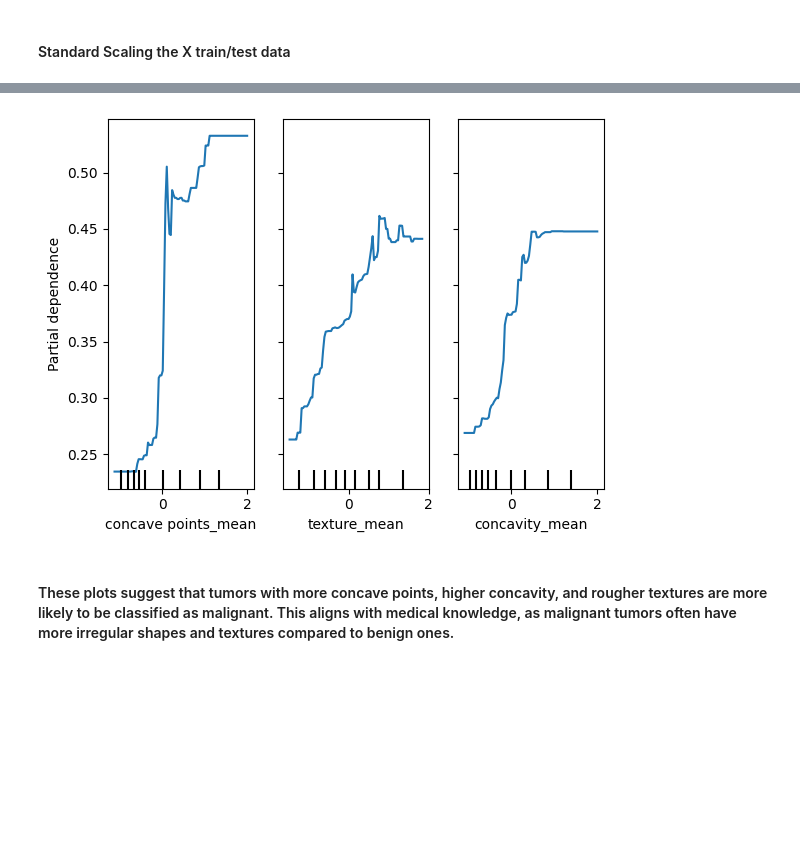
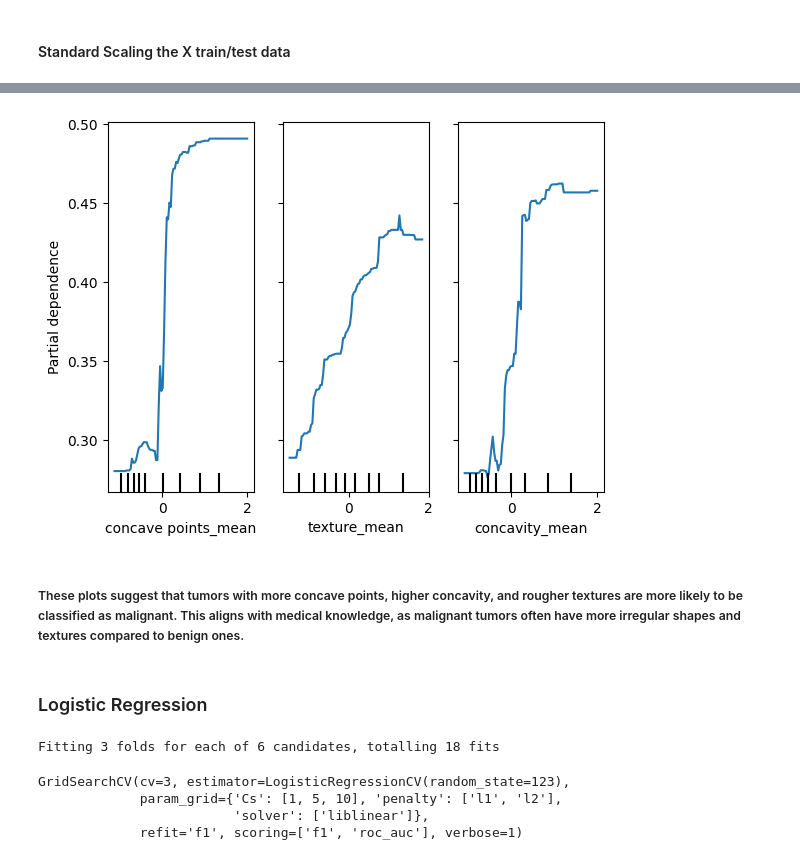
Before and after one commit to Citizen-XX/IBM-MachineLearningProfessionalCertificate, a Jupyter notebook: SupervisedMachineLearning_Classification/Module6/ClassificationProj_BreastCanc.ipynb, the cells around one changed output, grey strips where cells are left out. Saved outputs shown, nothing was run; the diff lists cells and outputs as text; code cells hidden in the pictures; blank space fills up the shorter version.

```diff
--- a/SupervisedMachineLearning_Classification/Module6/ClassificationProj_BreastCanc.ipynb
+++ b/SupervisedMachineLearning_Classification/Module6/ClassificationProj_BreastCanc.ipynb
@@ -224,3 +220,0 @@ RFClass = RandomForestClassifier(random_state = 123, max_depth=25,
-# %%
-RFClass = RFClass.fit(X_train_scaled_df, y_train.values.ravel())
-RFClass
@@ -229,0 +221,5 @@ RandomForestClassifier(max_depth=25, max_features=4, n_estimators=50,
+# %%
+param_dict = {"max_depth":[4,7,10],"max_features":[2,3,4],"n_estimators":[50,75,100]}
+# %%
+search = GridSearchCV(estimator=RFClass,param_grid=param_dict,cv=3,n_jobs=2,verbose=1,scoring=["f1","roc_auc"],refit="f1")
+search.fit(X_train_scaled_df,y_train.values.ravel())
@@ -229,0 +243,3 @@ RandomForestClassifier(max_depth=25, max_features=4, n_estimators=50,
+# %%
+RF_best = search.best_estimator_
+RF_best.get_params
@@ -248,13 +267,15 @@ visualize_feature_importance(feature_importances)
 # %%
 important_features = ['concave points_mean', 'texture_mean', 'concavity_mean']
 
 display = PartialDependenceDisplay.from_estimator(
-    estimator=RFClass,
+    estimator=RF_best,
     X=X_train_scaled_df,
     features=important_features,
     random_state=123
 )
 # %% [output]
-[figure, old version]
+[figure, new version]
 # %% [markdown]
-#### These plots suggest that tumors with more concave points, higher concavity, and rougher textures are more likely to be classified as malignant. This aligns with medical knowledge, as malignant tumors often have more irregular shapes and textures compared to benign ones.
+##### These plots suggest that tumors with more concave points, higher concavity, and rougher textures are more likely to be classified as malignant. This aligns with medical knowledge, as malignant tumors often have more irregular shapes and textures compared to benign ones.
+# %% [markdown]
+### Logistic Regression
@@ -260,0 +288,8 @@ display = PartialDependenceDisplay.from_estimator(
+# %%
+lr_search.fit(X_train_scaled_df,y_train.values.ravel())
+# %% [output]
+Fitting 3 folds for each of 6 candidates, totalling 18 fits
+GridSearchCV(cv=3, estimator=LogisticRegressionCV(random_state=123),
+             param_grid={'Cs': [1, 5, 10], 'penalty': ['l1', 'l2'],
+                         'solver': ['liblinear']},
+             refit='f1', scoring=['f1', 'roc_auc'], verbose=1)
```
Also changed, not shown: parts of 32 cells of this notebook.
